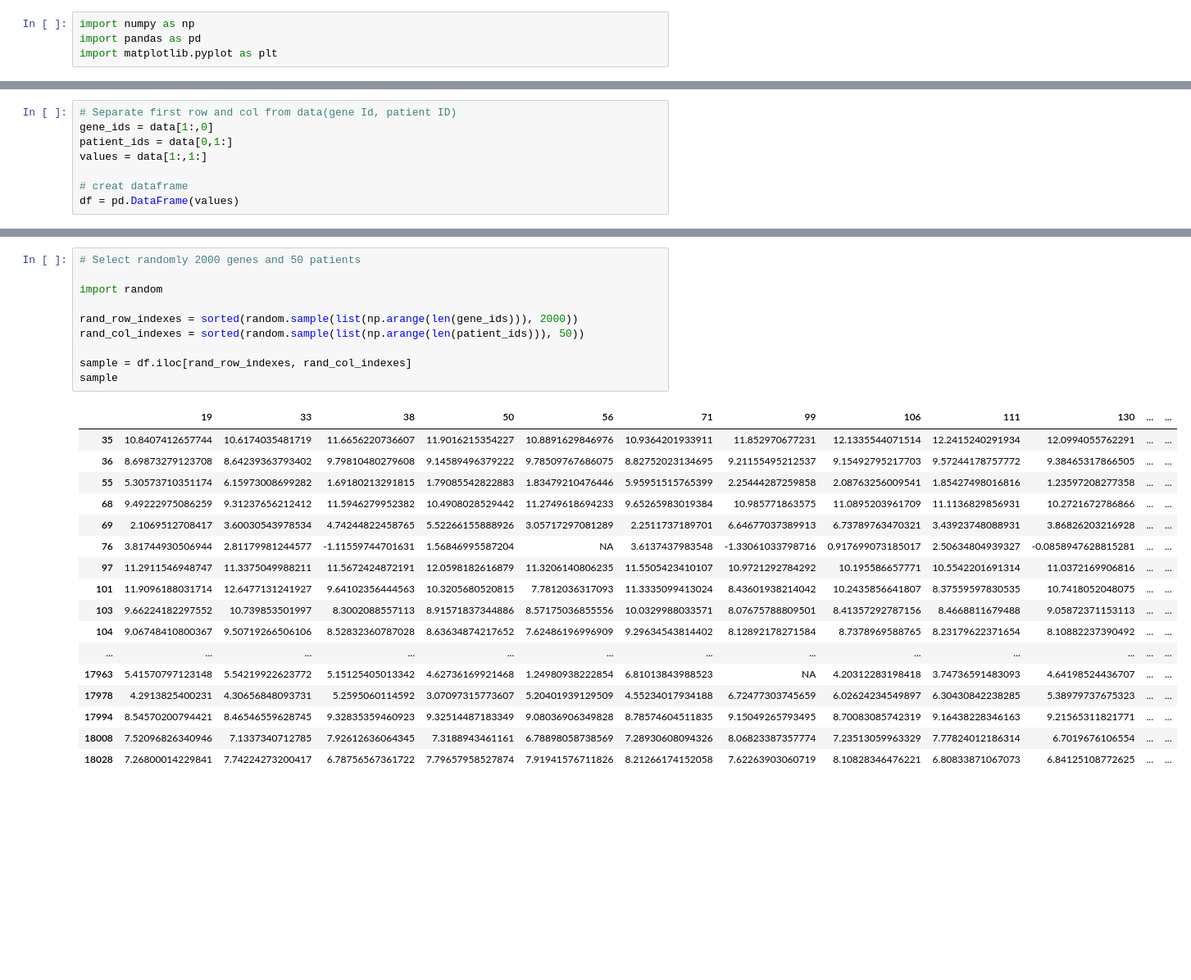
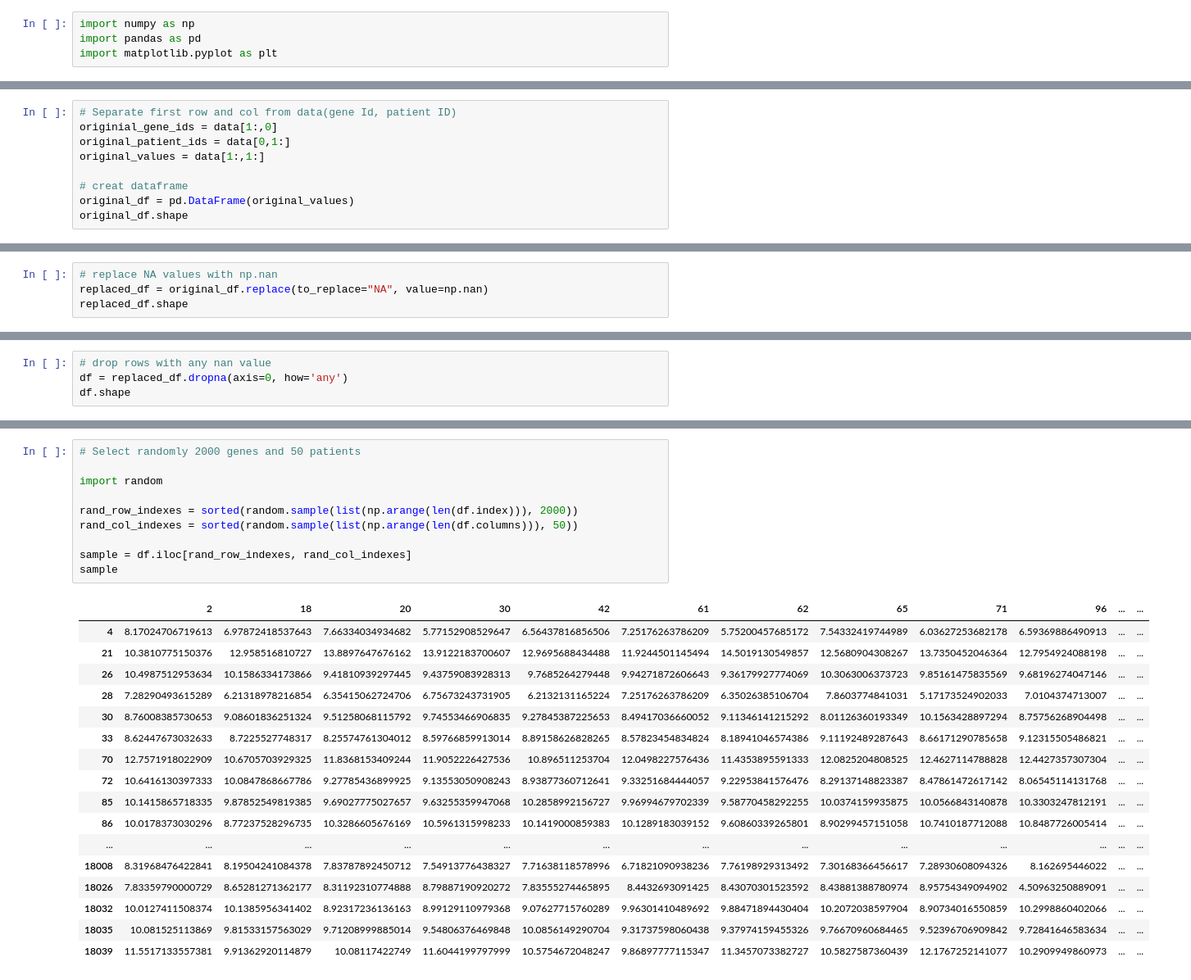
Before and after one commit to jixcheng/cancer-classification, a Jupyter notebook: part_1.ipynb, the cells around one changed output, grey strips where cells are left out. Shown at 82% size. Saved outputs shown, nothing was run; the diff lists cells and outputs as text; blank space fills up the shorter version.

```diff
--- a/part_1.ipynb
+++ b/part_1.ipynb
@@ -20,8 +19,9 @@ data.shape
 # %%
 # Separate first row and col from data(gene Id, patient ID)
-gene_ids = data[1:,0]
-patient_ids = data[0,1:]
-values = data[1:,1:]
+originial_gene_ids = data[1:,0]
+original_patient_ids = data[0,1:]
+original_values = data[1:,1:]
 
 # creat dataframe
-df = pd.DataFrame(values)
+original_df = pd.DataFrame(original_values)
+original_df.shape
@@ -27,0 +30,4 @@ df = pd.DataFrame(values)
+# %%
+# replace NA values with np.nan
+replaced_df = original_df.replace(to_replace="NA", value=np.nan)
+replaced_df.shape
@@ -27,0 +36,4 @@ df = pd.DataFrame(values)
+# %%
+# drop rows with any nan value
+df = replaced_df.dropna(axis=0, how='any')
+df.shape
@@ -28,29 +42,29 @@ df = pd.DataFrame(values)
 # %%
 # Select randomly 2000 genes and 50 patients
 
 import random
 
-rand_row_indexes = sorted(random.sample(list(np.arange(len(gene_ids))), 2000))
-rand_col_indexes = sorted(random.sample(list(np.arange(len(patient_ids))), 50))
+rand_row_indexes = sorted(random.sample(list(np.arange(len(df.index))), 2000))
+rand_col_indexes = sorted(random.sample(list(np.arange(len(df.columns))), 50))
 
 sample = df.iloc[rand_row_indexes, rand_col_indexes]
 sample
 # %% [output]
-|  | 19 | 33 | 38 | 50 | 56 | 71 | 99 | 106 | 111 | 130 | ... | ... |
-| 35 | 10.8407412657744 | 10.6174035481719 | 11.6656220736607 | 11.9016215354227 | 10.8891629846976 | 10.9364201933911 | 11.852970677231 | 12.1335544071514 | 12.2415240291934 | 12.0994055762291 | ... | ... |
-| 36 | 8.69873279123708 | 8.64239363793402 | 9.79810480279608 | 9.14589496379222 | 9.78509767686075 | 8.82752023134695 | 9.21155495212537 | 9.15492795217703 | 9.57244178757772 | 9.38465317866505 | ... | ... |
-| 55 | 5.30573710351174 | 6.15973008699282 | 1.69180213291815 | 1.79085542822883 | 1.83479210476446 | 5.95951515765399 | 2.25444287259858 | 2.08763256009541 | 1.85427498016816 | 1.23597208277358 | ... | ... |
-| 68 | 9.49222975086259 | 9.31237656212412 | 11.5946279952382 | 10.4908028529442 | 11.2749618694233 | 9.65265983019384 | 10.985771863575 | 11.0895203961709 | 11.1136829856931 | 10.2721672786866 | ... | ... |
-| 69 | 2.1069512708417 | 3.60030543978534 | 4.74244822458765 | 5.52266155888926 | 3.05717297081289 | 2.2511737189701 | 6.64677037389913 | 6.73789763470321 | 3.43923748088931 | 3.86826203216928 | ... | ... |
-| 76 | 3.81744930506944 | 2.81179981244577 | -1.11559744701631 | 1.56846995587204 | NA | 3.6137437983548 | -1.33061033798716 | 0.917699073185017 | 2.50634804939327 | -0.0858947628815281 | ... | ... |
-| 97 | 11.2911546948747 | 11.3375049988211 | 11.5672424872191 | 12.0598182616879 | 11.3206140806235 | 11.5505423410107 | 10.9721292784292 | 10.195586657771 | 10.5542201691314 | 11.0372169906816 | ... | ... |
-| 101 | 11.9096188031714 | 12.6477131241927 | 9.64102356444563 | 10.3205680520815 | 7.7812036317093 | 11.3335099413024 | 8.43601938214042 | 10.2435856641807 | 8.37559597830535 | 10.7418052048075 | ... | ... |
-| 103 | 9.66224182297552 | 10.739853501997 | 8.3002088557113 | 8.91571837344886 | 8.57175036855556 | 10.0329988033571 | 8.07675788809501 | 8.41357292787156 | 8.4668811679488 | 9.05872371153113 | ... | ... |
-| 104 | 9.06748410800367 | 9.50719266506106 | 8.52832360787028 | 8.63634874217652 | 7.62486196996909 | 9.29634543814402 | 8.12892178271584 | 8.7378969588765 | 8.23179622371654 | 8.10882237390492 | ... | ... |
+|  | 2 | 18 | 20 | 30 | 42 | 61 | 62 | 65 | 71 | 96 | ... | ... |
+| 4 | 8.17024706719613 | 6.97872418537643 | 7.66334034934682 | 5.77152908529647 | 6.56437816856506 | 7.25176263786209 | 5.75200457685172 | 7.54332419744989 | 6.03627253682178 | 6.59369886490913 | ... | ... |
+| 21 | 10.3810775150376 | 12.958516810727 | 13.8897647676162 | 13.9122183700607 | 12.9695688434488 | 11.9244501145494 | 14.5019130549857 | 12.5680904308267 | 13.7350452046364 | 12.7954924088198 | ... | ... |
+| 26 | 10.4987512953634 | 10.1586334173866 | 9.41810939297445 | 9.43759083928313 | 9.7685264279448 | 9.94271872606643 | 9.36179927774069 | 10.3063006373723 | 9.85161475835569 | 9.68196274047146 | ... | ... |
+| 28 | 7.28290493615289 | 6.21318978216854 | 6.35415062724706 | 6.75673243731905 | 6.2132131165224 | 7.25176263786209 | 6.35026385106704 | 7.8603774841031 | 5.17173524902033 | 7.0104374713007 | ... | ... |
+| 30 | 8.76008385730653 | 9.08601836251324 | 9.51258068115792 | 9.74553466906835 | 9.27845387225653 | 8.49417036660052 | 9.11346141215292 | 8.01126360193349 | 10.1563428897294 | 8.75756268904498 | ... | ... |
+| 33 | 8.62447673032633 | 8.7225527748317 | 8.25574761304012 | 8.59766859913014 | 8.89158626828265 | 8.57823454834824 | 8.18941046574386 | 9.11192489287643 | 8.66171290785658 | 9.12315505486821 | ... | ... |
+| 70 | 12.7571918022909 | 10.6705703929325 | 11.8368153409244 | 11.9052226427536 | 10.896511253704 | 12.0498227576436 | 11.4353895591333 | 12.0825204808525 | 12.4627114788828 | 12.4427357307304 | ... | ... |
+| 72 | 10.6416130397333 | 10.0847868667786 | 9.27785436899925 | 9.13553050908243 | 8.93877360712641 | 9.33251684444057 | 9.22953841576476 | 8.29137148823387 | 8.47861472617142 | 8.06545114131768 | ... | ... |
+| 85 | 10.1415865718335 | 9.87852549819385 | 9.69027775027657 | 9.63255359947068 | 10.2858992156727 | 9.96994679702339 | 9.58770458292255 | 10.0374159935875 | 10.0566843140878 | 10.3303247812191 | ... | ... |
+| 86 | 10.0178373030296 | 8.77237528296735 | 10.3286605676169 | 10.5961315998233 | 10.1419000859383 | 10.1289183039152 | 9.60860339265801 | 8.90299457151058 | 10.7410187712088 | 10.8487726005414 | ... | ... |
 | ... | ... | ... | ... | ... | ... | ... | ... | ... | ... | ... | ... | ... |
-| 17963 | 5.41570797123148 | 5.54219922623772 | 5.15125405013342 | 4.62736169921468 | 1.24980938222854 | 6.81013843988523 | NA | 4.20312283198418 | 3.74736591483093 | 4.64198524436707 | ... | ... |
-| 17978 | 4.2913825400231 | 4.30656848093731 | 5.2595060114592 | 3.07097315773607 | 5.20401939129509 | 4.55234017934188 | 6.72477303745659 | 6.02624234549897 | 6.30430842238285 | 5.38979737675323 | ... | ... |
-| 17994 | 8.54570200794421 | 8.46546559628745 | 9.32835359460923 | 9.32514487183349 | 9.08036906349828 | 8.78574604511835 | 9.15049265793495 | 8.70083085742319 | 9.16438228346163 | 9.21565311821771 | ... | ... |
-| 18008 | 7.52096826340946 | 7.1337340712785 | 7.92612636064345 | 7.3188943461161 | 6.78898058738569 | 7.28930608094326 | 8.06823387357774 | 7.23513059963329 | 7.77824012186314 | 6.7019676106554 | ... | ... |
-| 18028 | 7.26800014229841 | 7.74224273200417 | 6.78756567361722 | 7.79657958527874 | 7.91941576711826 | 8.21266174152058 | 7.62263903060719 | 8.10828346476221 | 6.80833871067073 | 6.84125108772625 | ... | ... |
+| 18008 | 8.31968476422841 | 8.19504241084378 | 7.83787892450712 | 7.54913776438327 | 7.71638118578996 | 6.71821090938236 | 7.76198929313492 | 7.30168366456617 | 7.28930608094326 | 8.162695446022 | ... | ... |
+| 18026 | 7.83359790000729 | 8.65281271362177 | 8.31192310774888 | 8.79887190920272 | 7.83555274465895 | 8.4432693091425 | 8.43070301523592 | 8.43881388780974 | 8.95754349094902 | 4.50963250889091 | ... | ... |
+| 18032 | 10.0127411508374 | 10.1385956341402 | 8.92317236136163 | 8.99129110979368 | 9.07627715760289 | 9.96301410489692 | 9.88471894430404 | 10.2072038597904 | 8.90734016550859 | 10.2998860402066 | ... | ... |
+| 18035 | 10.081525113869 | 9.81533157563029 | 9.71208999885014 | 9.54806376469848 | 10.0856149290704 | 9.31737598060438 | 9.37974159455326 | 9.76670960684465 | 9.52396706909842 | 9.72841646583634 | ... | ... |
+| 18039 | 11.5517133557381 | 9.91362920114879 | 10.08117422749 | 11.6044199797999 | 10.5754672048247 | 9.86897777115347 | 11.3457073382727 | 10.5827587360439 | 12.1767252141077 | 10.2909949860973 | ... | ... |
 2000 rows × 50 columns
```
Also changed, not shown: parts of 10 cells of this notebook.
